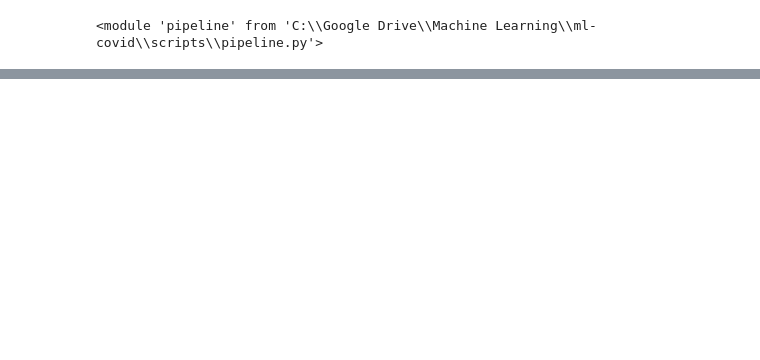
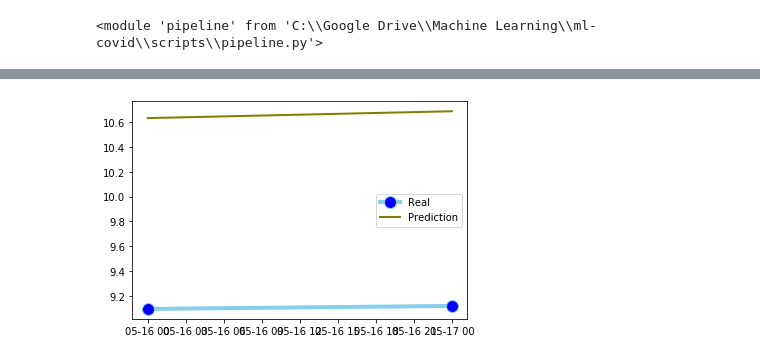
Before and after one commit to rceid/ML_Covid, a Jupyter notebook: scripts/model_fitting.ipynb, the cells around one changed output, grey strips where cells are left out. Cells and saved outputs as stored; diff of their text form; code cells hidden in the pictures; blank space fills up the shorter version.

```diff
--- a/scripts/model_fitting.ipynb
+++ b/scripts/model_fitting.ipynb
@@ -350,0 +82,4 @@ NameError: name 'y_pred' is not defined
+# %%
+pipeline.plot_real_vs_prediction(X_test, y_pred, y_test, 'Chile')
+# %% [output]
+[figure, added]
```
Also changed, not shown: parts of 22 cells of this notebook.
